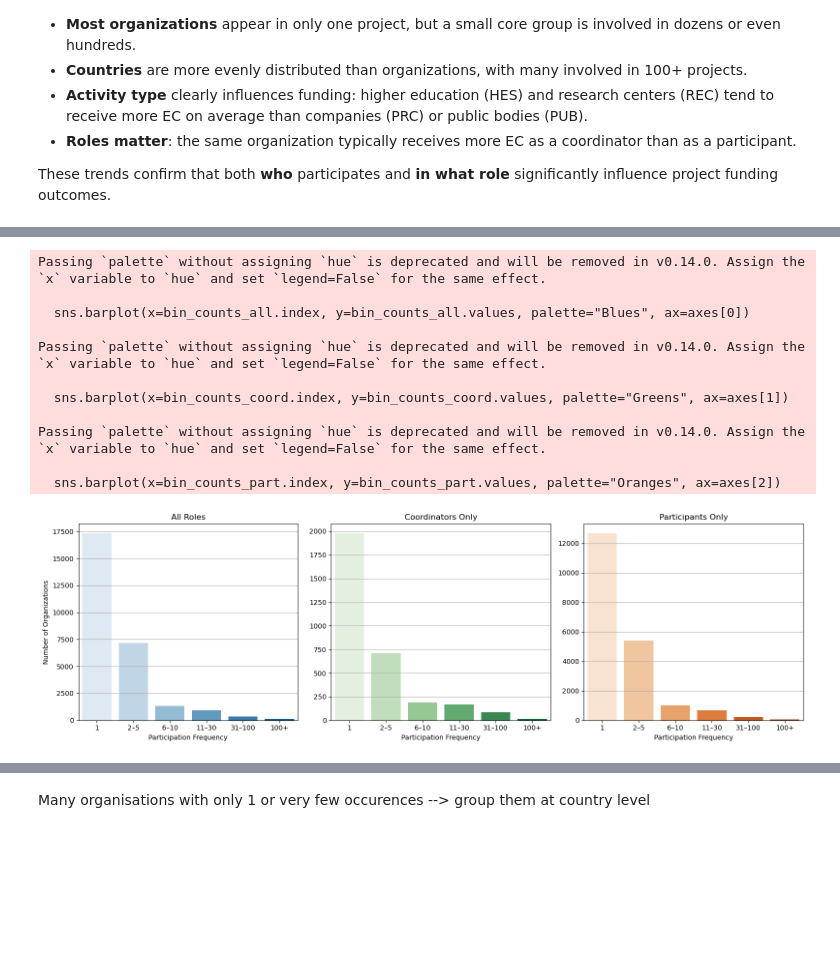
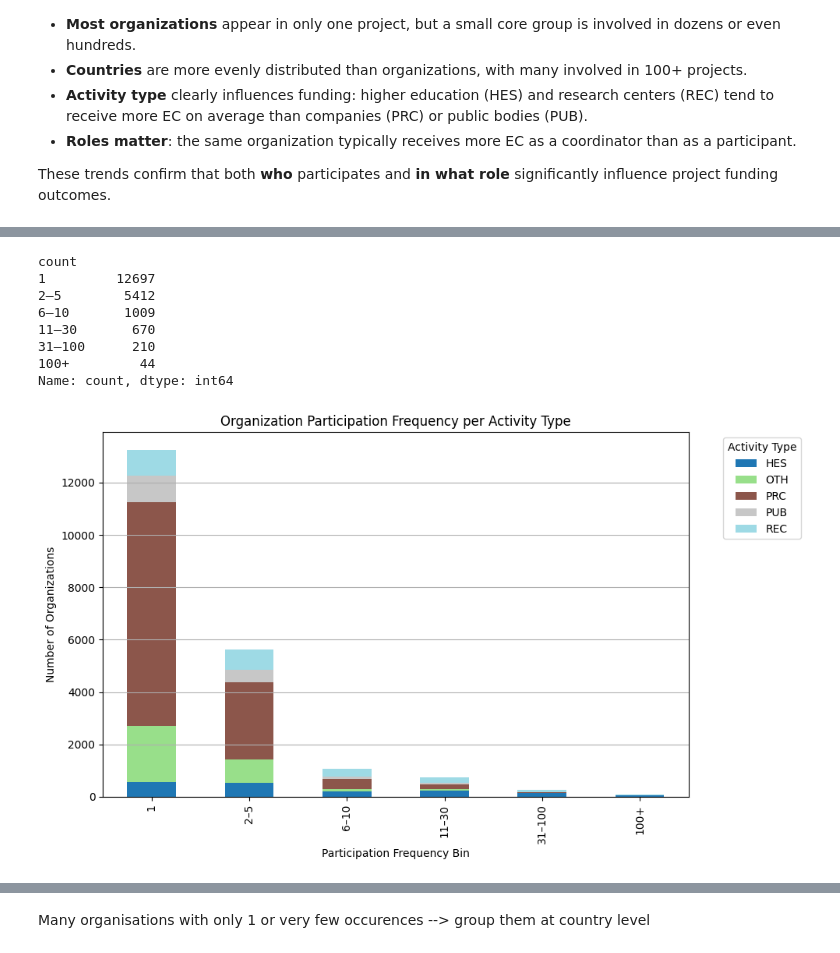
Before and after one commit to EliasIblisdir/MDA_project, a Jupyter notebook: Horizon.ipynb, the cells around one changed output, grey strips where cells are left out. Saved outputs shown, nothing was run; the diff lists cells and outputs as text; code cells hidden in the pictures; blank space fills up the shorter version.

```diff
--- a/Horizon.ipynb
+++ b/Horizon.ipynb
@@ -1180,3 +1160,5 @@ def get_funding_summary():
 - **Roles matter**: the same organization typically receives more EC as a coordinator than as a participant.
 
 These trends confirm that both **who** participates and **in what role** significantly influence project funding outcomes.
+# %%
+organizations = organizations[(organizations['role'] != 'associatedpartner') & (organizations['role'] != 'thirdparty')]
@@ -1183,54 +1192,44 @@ These trends confirm that both **who** participates and **in what role** signifi
+# %%
+print(bin_counts_part)
+# %% [output]
+count
+1         12697
+2–5        5412
+6–10       1009
+11–30       670
+31–100      210
+100+         44
+Name: count, dtype: int64
 # %%
-# Count total org frequency
-org_freq_all = organizations["name"].value_counts()
-coord_freq = organizations[organizations["role"] == "coordinator"]["name"].value_counts()
-part_freq = organizations[organizations["role"] == "participant"]["name"].value_counts()
+# Count participation frequency per org per activity type
+org_activity_counts = organizations.groupby(["name", "activityType"]).size().reset_index(name="count")
 
-# Define bins and labels
-bins = [0, 1, 5, 10, 30, 100, org_freq_all.max()]
+# Bin the counts
+bins = [0, 1, 5, 10, 30, 100, org_activity_counts["count"].max()]
 labels = ["1", "2–5", "6–10", "11–30", "31–100", "100+"]
 
-# Bin frequencies
-all_binned = pd.cut(org_freq_all, bins=bins, labels=labels, right=True)
-coord_binned = pd.cut(coord_freq, bins=bins, labels=labels, right=True)
-part_binned = pd.cut(part_freq, bins=bins, labels=labels, right=True)
+org_activity_counts["bin"] = pd.cut(org_activity_counts["count"], bins=bins, labels=labels, right=True)
 
-# Count per bin
-bin_counts_all = all_binned.value_counts().sort_index()
-bin_counts_coord = coord_binned.value_counts().sort_index()
-bin_counts_part = part_binned.value_counts().sort_index()
+# Pivot to get counts per bin per activityType
+binned_counts = org_activity_counts.groupby(["bin", "activityType"]).size().unstack(fill_value=0)
 
-# Plot
-fig, axes = plt.subplots(1, 3, figsize=(16, 5), sharey=False)
+# Sort bins in correct order
+binned_counts = binned_counts.reindex(labels)
 
-sns.barplot(x=bin_counts_all.index, y=bin_counts_all.values, palette="Blues", ax=axes[0])
-axes[0].set_title("All Roles")
-axes[0].set_xlabel("Participation Frequency")
-axes[0].set_ylabel("Number of Organizations")
-axes[0].grid(axis="y")
+# Plot stacked bar chart
+binned_counts.plot(
+    kind="bar",
+    stacked=True,
+    figsize=(10, 6),
+    colormap="tab20"  # change if you want specific colors
+)
 
-sns.barplot(x=bin_counts_coord.index, y=bin_counts_coord.values, palette="Greens", ax=axes[1])
-axes[1].set_title("Coordinators Only")
-axes[1].set_xlabel("Participation Frequency")
-axes[1].grid(axis="y")
-
-sns.barplot(x=bin_counts_part.index, y=bin_counts_part.values, palette="Oranges", ax=axes[2])
-axes[2].set_title("Participants Only")
-axes[2].set_xlabel("Participation Frequency")
-axes[2].grid(axis="y")
-
+plt.title("Organization Participation Frequency per Activity Type")
+plt.xlabel("Participation Frequency Bin")
+plt.ylabel("Number of Organizations")
+plt.grid(axis="y")
+plt.legend(title="Activity Type", bbox_to_anchor=(1.05, 1), loc='upper left')
 plt.tight_layout()
 plt.show()
 # %% [output]
-Passing `palette` without assigning `hue` is deprecated and will be removed in v0.14.0. Assign the `x` variable to `hue` and set `legend=False` for the same effect.
-
-  sns.barplot(x=bin_counts_all.index, y=bin_counts_all.values, palette="Blues", ax=axes[0])
-
-Passing `palette` without assigning `hue` is deprecated and will be removed in v0.14.0. Assign the `x` variable to `hue` and set `legend=False` for the same effect.
-
-  sns.barplot(x=bin_counts_coord.index, y=bin_counts_coord.values, palette="Greens", ax=axes[1])
-
-Passing `palette` without assigning `hue` is deprecated and will be removed in v0.14.0. Assign the `x` variable to `hue` and set `legend=False` for the same effect.
-
-  sns.barplot(x=bin_counts_part.index, y=bin_counts_part.values, palette="Oranges", ax=axes[2])
-[figure, old version]
+[figure, new version]
```
Also changed, not shown: parts of 96 cells of this notebook.
